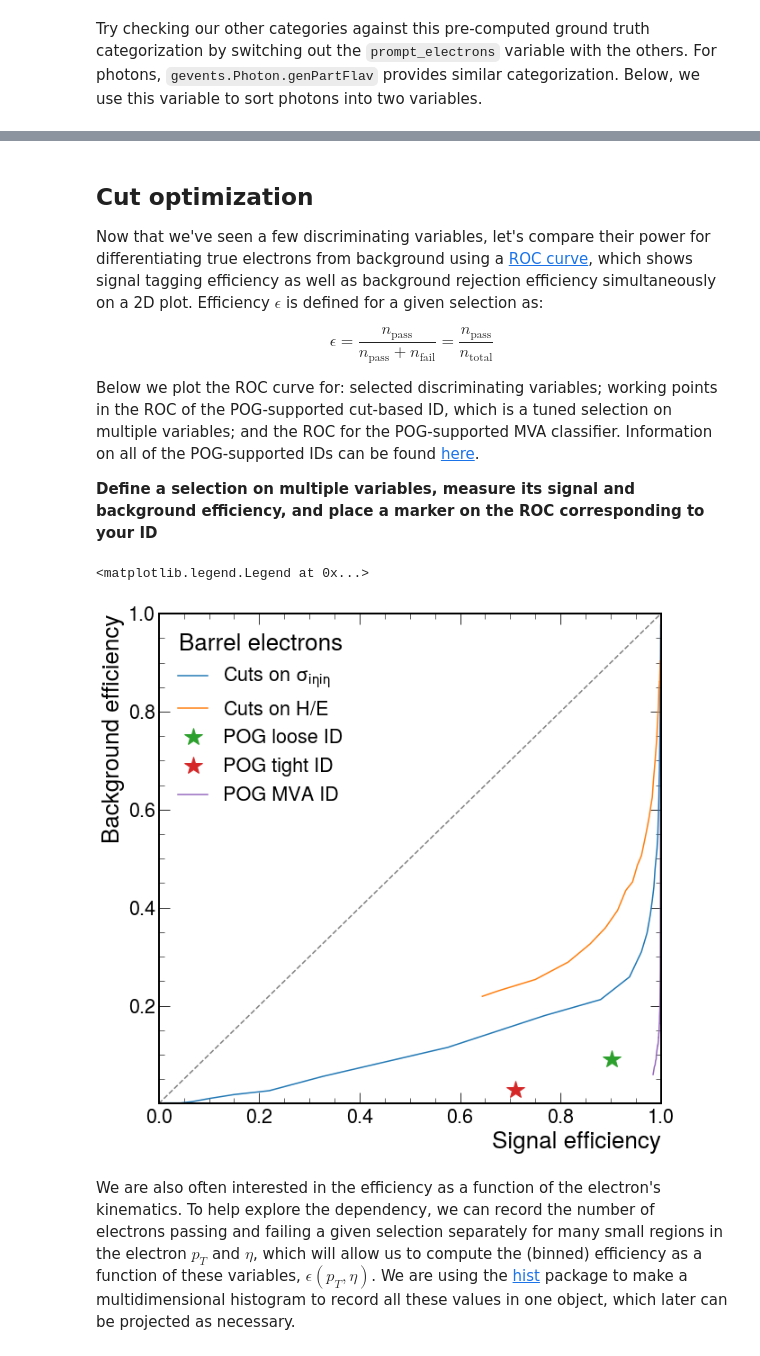
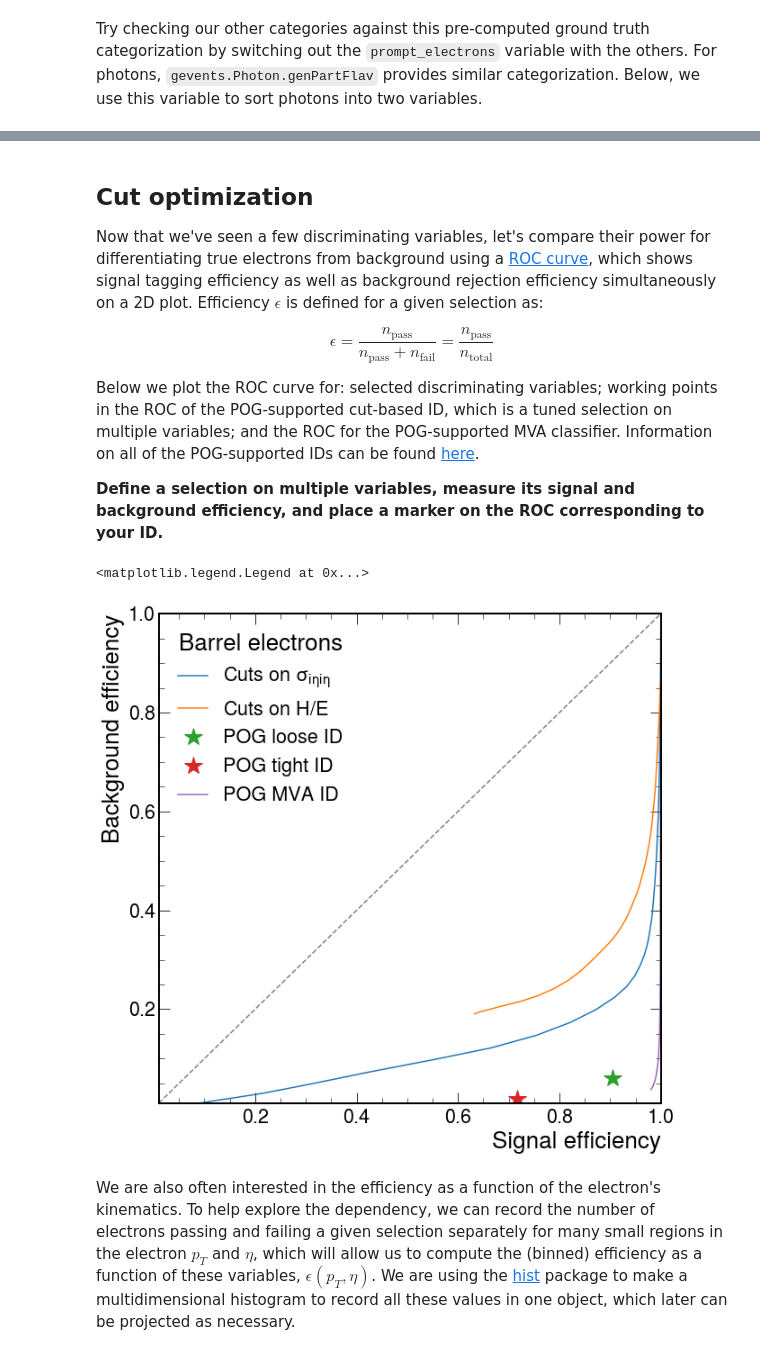
Before and after one commit to FNALLPC/egamma-hats, a Jupyter notebook: exercise.ipynb, the cells around one changed output, grey strips where cells are left out. Cells and saved outputs as stored; diff of their text form; code cells hidden in the pictures.

```diff
--- a/exercise.ipynb
+++ b/exercise.ipynb
@@ -40,5 +40,5 @@ Let's use the LO sample.  Below, we query the files belonging to the dataset, an
 # %%
-dy_files = !dasgoclient --query="file dataset=/DYJetsToLL_M-50_TuneCP5_13TeV-madgraphMLM-pythia8/RunIISummer20UL18NanoAODv9-106X_upgrade2018_realistic_v16_L1v1-v1/NANOAODSIM"
+dy_files = !dasgoclient --query="file dataset=/DYJetsToLL_M-50_TuneCP5_13TeV-amcatnloFXFX-pythia8/RunIISummer20UL18NanoAODv9-106X_upgrade2018_realistic_v16_L1v1-v2/NANOAODSIM"
 print("Number of files:", len(dy_files))
 print("First file name:",dy_files[0])
 # %% [output]
@@ -65,5 +65,5 @@ The files we've identified above are all LFNs (Logical File Names), and they alo
 # %%
-redirector = 'root://cmsxrootd.fnal.gov/'
+redirector = 'root://cms-xrd-global.cern.ch/'
 dy_files = [redirector + f for f in dy_files]
 gjets_files = [redirector + f for f in gjets_files]
 
@@ -432,5 +433,5 @@ $$\epsilon = \frac{n_{\text{pass}}}{n_{\text{pass}}+n_{\text{fail}}} = \frac{n_{
 
 Below we plot the ROC curve for: selected discriminating variables; working points in the ROC of the POG-supported cut-based ID, which is a tuned selection on multiple variables; and the ROC for the POG-supported MVA classifier. Information on all of the POG-supported IDs can be found [here](https://twiki.cern.ch/twiki/bin/view/CMS/EgammaIDRecipesRun2).
 
-**Define a selection on multiple variables, measure its signal and background efficiency, and place a marker on the ROC corresponding to your ID**
+**Define a selection on multiple variables, measure its signal and background efficiency, and place a marker on the ROC corresponding to your ID.**
 # %%
@@ -500,23 +501,24 @@ wp_cutbased_tight = (
 )
 # %%
 fig, ax = plt.subplots()
-ax.plot(*roc_sieie, label=r"Cuts on $\sigma_{i\eta i\eta}$")
-ax.plot(*roc_hoe, label=r"Cuts on $H/E$")
-ax.plot(*wp_cutbased_loose, label=r"POG loose ID", marker='*', markersize=20, linestyle='none')
-ax.plot(*wp_cutbased_tight, label=r"POG tight ID", marker='*', markersize=20, linestyle='none')
-ax.plot(*roc_mva, label=r"POG MVA ID")
+ax.plot(*roc_sieie, label = r"Cuts on $\sigma_{i\eta i\eta}$")
+ax.plot(*roc_hoe, label = r"Cuts on $H/E$")
+ax.plot(*wp_cutbased_loose, label = r"POG loose ID", marker = '*', markersize = 20, linestyle = 'none')
+ax.plot(*wp_cutbased_tight, label = r"POG tight ID", marker = '*', markersize = 20, linestyle = 'none')
+ax.plot(*roc_mva, label = r"POG MVA ID")
 
 diag = np.linspace(0, 1, 100)
-ax.plot(diag, diag, color='grey', linestyle='--')
+ax.plot(diag, diag, color = 'grey', linestyle = '--')
 ax.set_xlabel("Signal efficiency")
 ax.set_ylabel("Background efficiency")
-ax.set_xlim(0, 1)
-ax.set_ylim(1e-3, 1)
-# ax.set_yscale('log')
-ax.legend(title=r'Barrel electrons')
+ax.set_xlim(1e-2, 1)
+ax.set_ylim(1e-2, 1)
+#ax.set_yscale('log')
+#ax.set_xscale('log')
+ax.legend(title = r'Barrel electrons')
 # %% [output]
 <matplotlib.legend.Legend at 0x...>
-[figure, old version]
+[figure, new version]
 # %% [markdown]
 We are also often interested in the efficiency as a function of the electron's kinematics. To help explore the dependency, we can record the number of electrons passing and failing a given selection separately for many small regions in the electron $p_{T}$ and $\eta$, which will allow us to compute the (binned) efficiency as a function of these variables, $\epsilon(p_{T}, \eta)$. We are using the [hist](https://hist.readthedocs.io/en/latest/) package to make a multidimensional histogram to record all these values in one object, which later can be projected as necessary.
 # %%
```
Also changed, not shown: parts of 37 cells of this notebook.
